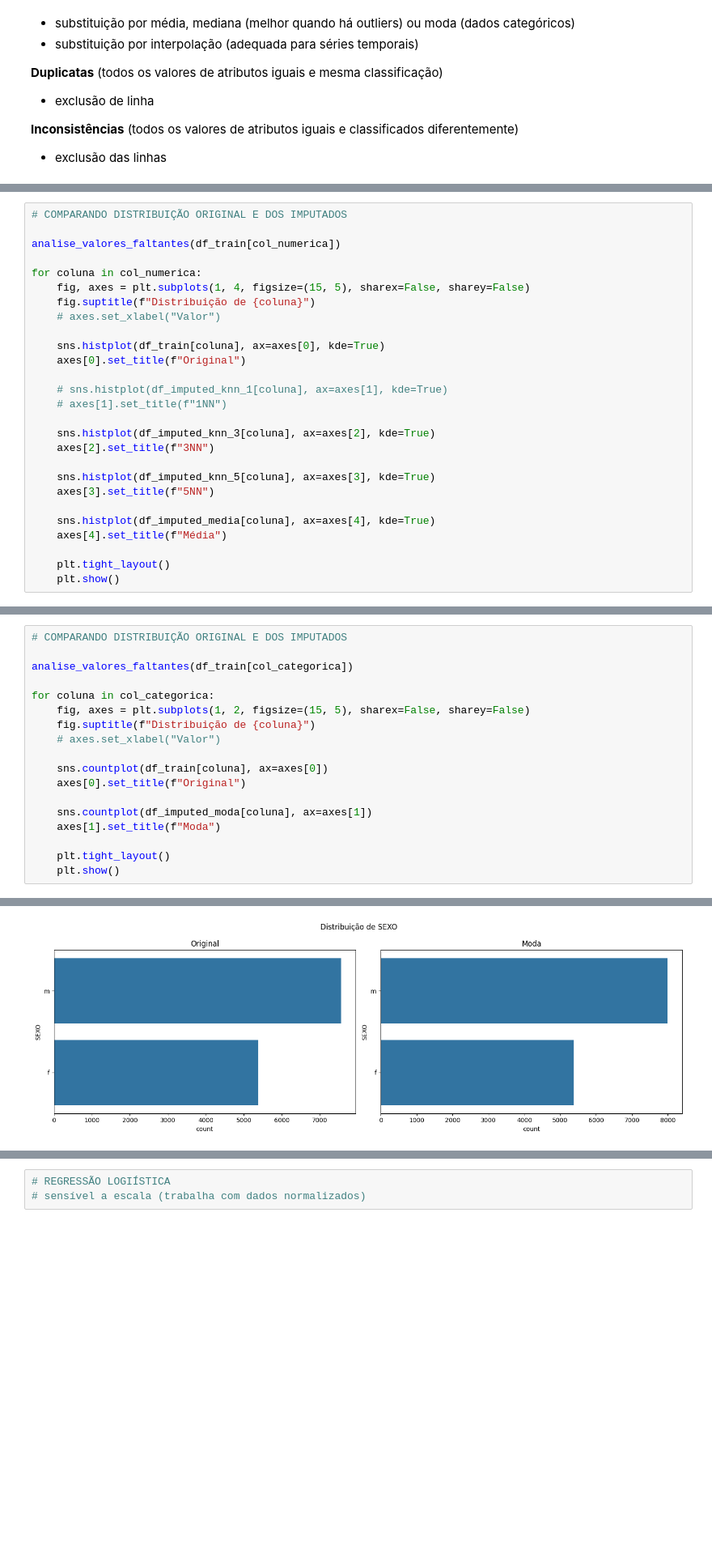
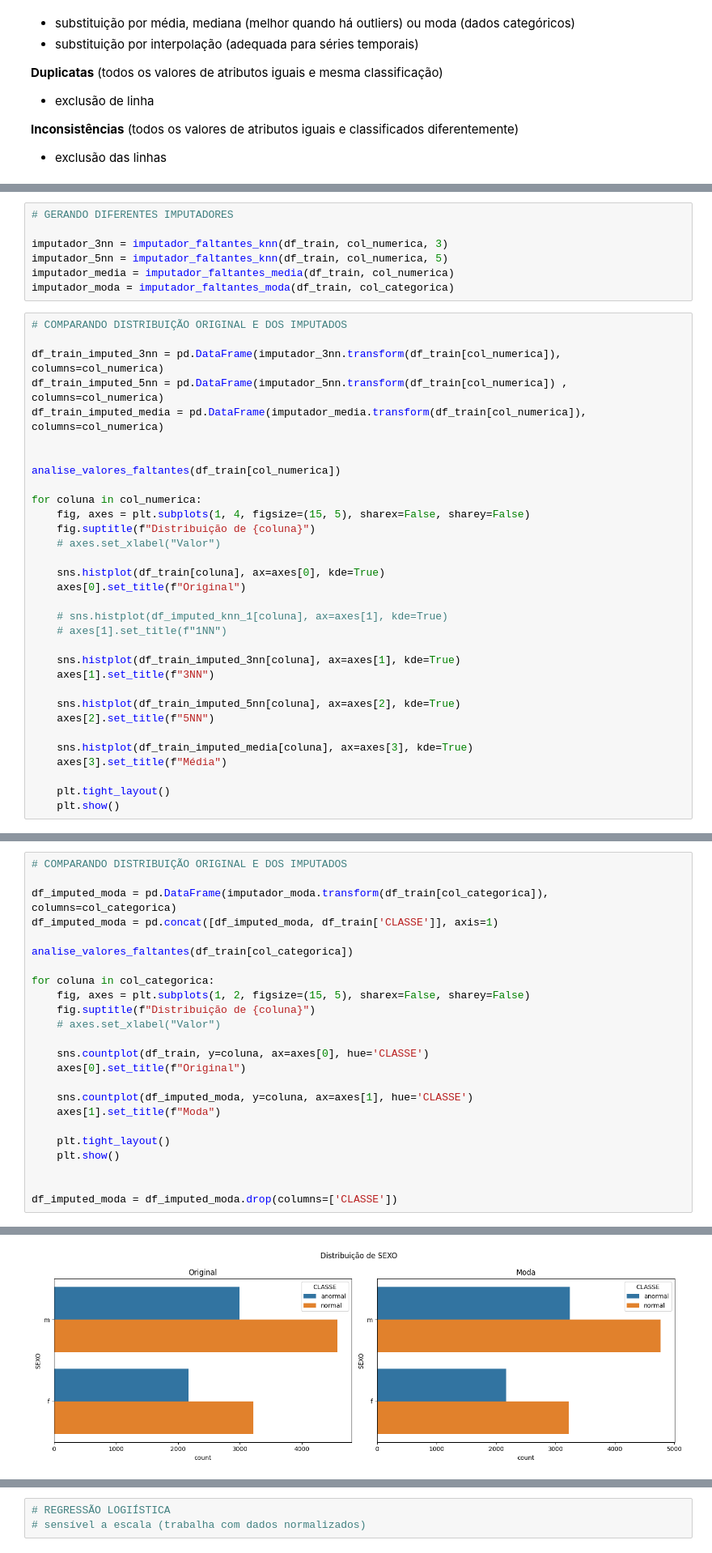
Before and after one commit to lauranaomiseto/projeto-AM, a Jupyter notebook: main.ipynb, the cells around one changed output, grey strips where cells are left out. Shown at 81% size. Cells and saved outputs as stored; diff of their text form; blank space fills up the shorter version.

```diff
--- a/main.ipynb
+++ b/main.ipynb
@@ -404,5 +358,17 @@ df_imputed_moda = pd.DataFrame(imputador_faltantes_moda(df_train, col_categorica
+# %%
+# GERANDO DIFERENTES IMPUTADORES
+
+imputador_3nn = imputador_faltantes_knn(df_train, col_numerica, 3)
+imputador_5nn = imputador_faltantes_knn(df_train, col_numerica, 5)
+imputador_media = imputador_faltantes_media(df_train, col_numerica)
+imputador_moda = imputador_faltantes_moda(df_train, col_categorica)
 # %%
 # COMPARANDO DISTRIBUIÇÃO ORIGINAL E DOS IMPUTADOS
+
+df_train_imputed_3nn = pd.DataFrame(imputador_3nn.transform(df_train[col_numerica]), columns=col_numerica)
+df_train_imputed_5nn = pd.DataFrame(imputador_5nn.transform(df_train[col_numerica]) , columns=col_numerica)
+df_train_imputed_media = pd.DataFrame(imputador_media.transform(df_train[col_numerica]), columns=col_numerica)
+
 
 analise_valores_faltantes(df_train[col_numerica])
 
@@ -417,14 +383,14 @@ for coluna in col_numerica:
     # sns.histplot(df_imputed_knn_1[coluna], ax=axes[1], kde=True)
     # axes[1].set_title(f"1NN")
 
-    sns.histplot(df_imputed_knn_3[coluna], ax=axes[2], kde=True)
-    axes[2].set_title(f"3NN")
+    sns.histplot(df_train_imputed_3nn[coluna], ax=axes[1], kde=True)
+    axes[1].set_title(f"3NN")
 
-    sns.histplot(df_imputed_knn_5[coluna], ax=axes[3], kde=True)
-    axes[3].set_title(f"5NN")
+    sns.histplot(df_train_imputed_5nn[coluna], ax=axes[2], kde=True)
+    axes[2].set_title(f"5NN")
 
-    sns.histplot(df_imputed_media[coluna], ax=axes[4], kde=True)
-    axes[4].set_title(f"Média")
+    sns.histplot(df_train_imputed_media[coluna], ax=axes[3], kde=True)
+    axes[3].set_title(f"Média")
 
     plt.tight_layout()
     plt.show()
@@ -448,5 +414,8 @@ Relação de atributos e porcentagem de nulos:
 # %%
 # COMPARANDO DISTRIBUIÇÃO ORIGINAL E DOS IMPUTADOS
+
+df_imputed_moda = pd.DataFrame(imputador_moda.transform(df_train[col_categorica]), columns=col_categorica)
+df_imputed_moda = pd.concat([df_imputed_moda, df_train['CLASSE']], axis=1)
 
 analise_valores_faltantes(df_train[col_categorica])
 
@@ -455,14 +424,17 @@ for coluna in col_categorica:
     fig.suptitle(f"Distribuição de {coluna}")
     # axes.set_xlabel("Valor")
 
-    sns.countplot(df_train[coluna], ax=axes[0])
+    sns.countplot(df_train, y=coluna, ax=axes[0], hue='CLASSE')
     axes[0].set_title(f"Original")
 
-    sns.countplot(df_imputed_moda[coluna], ax=axes[1])
+    sns.countplot(df_imputed_moda, y=coluna, ax=axes[1], hue='CLASSE')
     axes[1].set_title(f"Moda")
 
     plt.tight_layout()
     plt.show()
+
+
+df_imputed_moda = df_imputed_moda.drop(columns=['CLASSE'])
 # %% [output]
 Relação de atributos e porcentagem de nulos:
 |  | qtd | % |
@@ -482 +454 @@ Relação de atributos e porcentagem de nulos:
-[figure, old version]
+[figure, new version]
```
Also changed, not shown: parts of 43 cells of this notebook.
